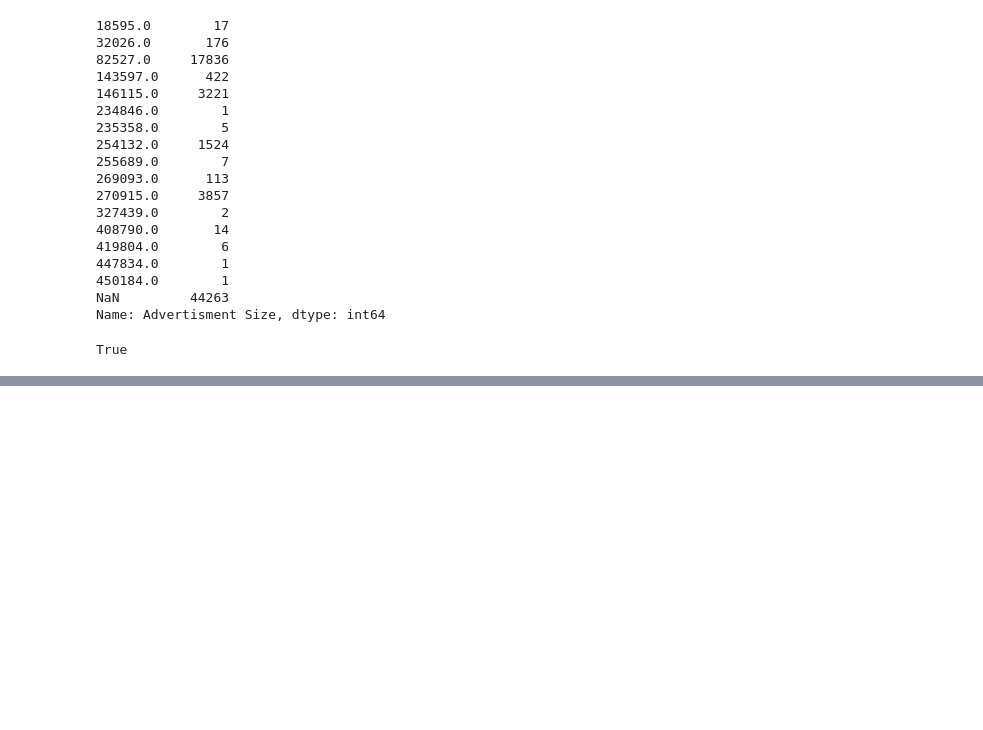
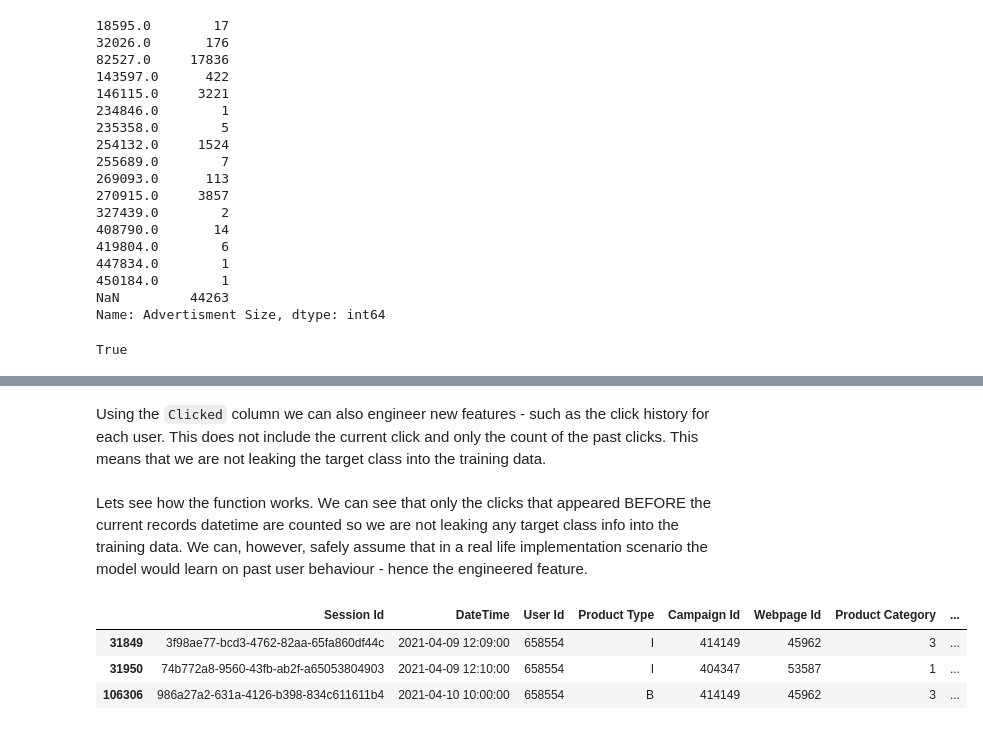
Before and after one commit to mrslacklines/recruitment_click_prediction, a Jupyter notebook: click_prediction.ipynb, the cells around one changed output, grey strips where cells are left out. Saved outputs shown, nothing was run; the diff lists cells and outputs as text; code cells hidden in the pictures; blank space fills up the shorter version.

```diff
--- a/click_prediction.ipynb
+++ b/click_prediction.ipynb
@@ -367,0 +403,2 @@ Index(['Session Id', 'DateTime', 'User Id', 'Product Type', 'Campaign Id',
+# %% [markdown]
+Using the `Clicked` column we can also engineer new features - such as the click history for each user. This does not include the current click and only the count of the past clicks. This means that we are not leaking the target class into the training data.
@@ -367,0 +502,10 @@ Index(['Session Id', 'DateTime', 'User Id', 'Product Type', 'Campaign Id',
+# %% [markdown]
+Lets see how the function works. We can see that only the clicks that appeared BEFORE the current records datetime are counted so we are not leaking any target class info into the training data. We can, however, safely assume that in a real life implementation scenario the model would learn on past user behaviour - hence the engineered feature.
+# %%
+_ref = train_df[train_df["User Id"] == 658554]
+_ref[_ref["Clicked"] == "Yes"]
+# %% [output]
+|  | Session Id | DateTime | User Id | Product Type | Campaign Id | Webpage Id | Product Category | ... |
+| 31849 | 3f98ae77-bcd3-4762-82aa-65fa860df44c | 2021-04-09 12:09:00 | 658554 | I | 414149 | 45962 | 3 | ... |
+| 31950 | 74b772a8-9560-43fb-ab2f-a65053804903 | 2021-04-09 12:10:00 | 658554 | I | 404347 | 53587 | 1 | ... |
+| 106306 | 986a27a2-631a-4126-b398-834c611611b4 | 2021-04-10 10:00:00 | 658554 | B | 414149 | 45962 | 3 | ... |
```
Also changed, not shown: parts of 126 cells of this notebook, 2 other files.
